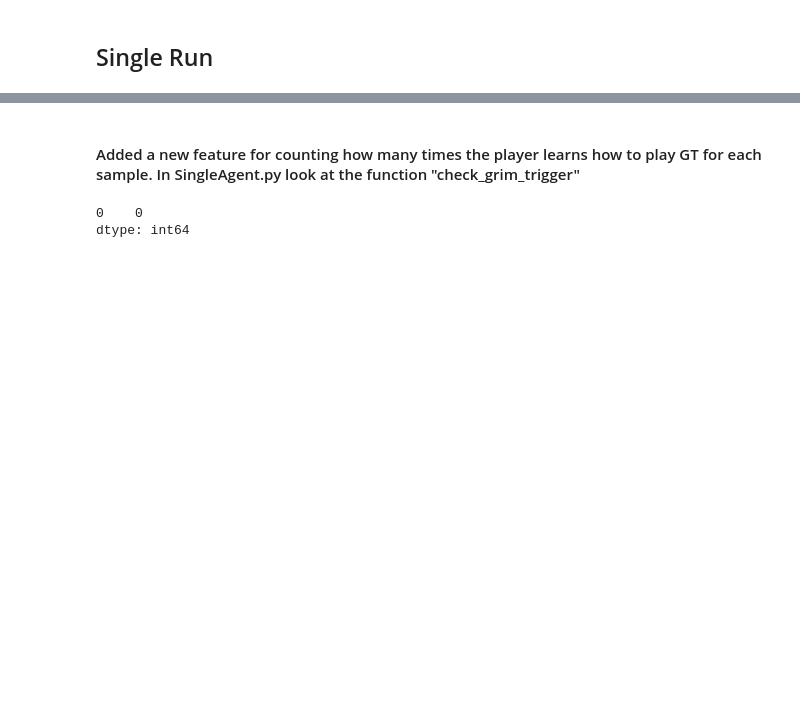
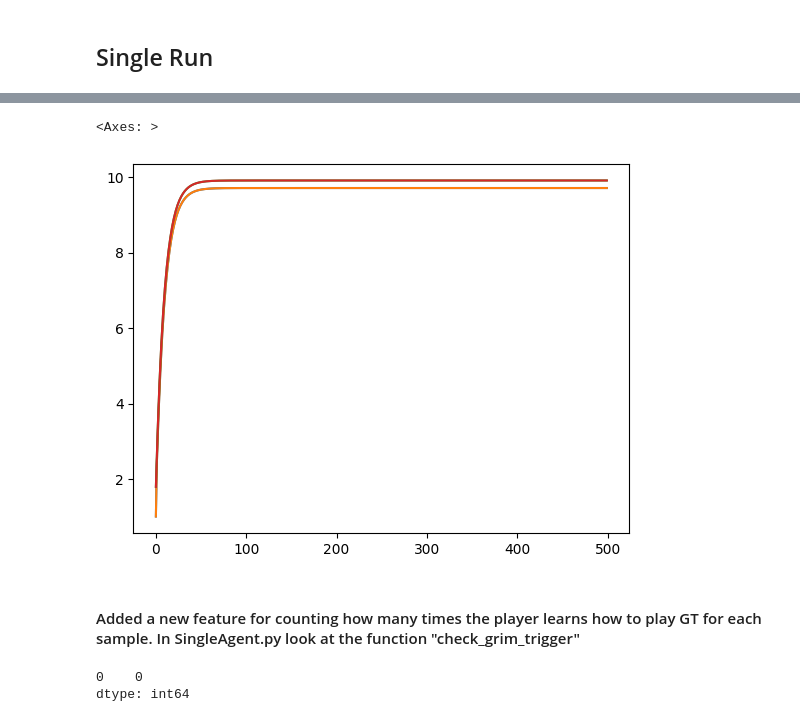
Before and after one commit to AE452/SDES, a Jupyter notebook: SingleAgent_debug_analysis.ipynb, the cells around one changed output, grey strips where cells are left out. Cells and saved outputs as stored; diff of their text form; code cells hidden in the pictures; blank space fills up the shorter version.

```diff
--- a/SingleAgent_debug_analysis.ipynb
+++ b/SingleAgent_debug_analysis.ipynb
@@ -34,2 +17,0 @@ def theoretical_qlearning_values_for_grim_trigger_with_epsilon(P, R, T, S, delta
-# %%
-theoretical_qlearning_values_for_grim_trigger(P, R, T, S, delta_value)
@@ -77,3 +102,11 @@ Cooperations: 8, Defections: 135
+# %%
+convert_dict_to_mean_df(q1_history_inner)['Q1'].plot()
+convert_dict_to_mean_df(q1_history_inner)['Q2'].plot()
+convert_dict_to_mean_df(q1_history_inner)['Q3'].plot()
+convert_dict_to_mean_df(q1_history_inner)['Q4'].plot()
+# %% [output]
+<Axes: >
+[figure, added]
 # %% [markdown]
 #### Added a new feature for counting how many times the player learns how to play GT for each sample. In SingleAgent.py look at the function "check_grim_trigger"
 # %%
```
Also changed, not shown: parts of 10 cells of this notebook, 3 other files.
